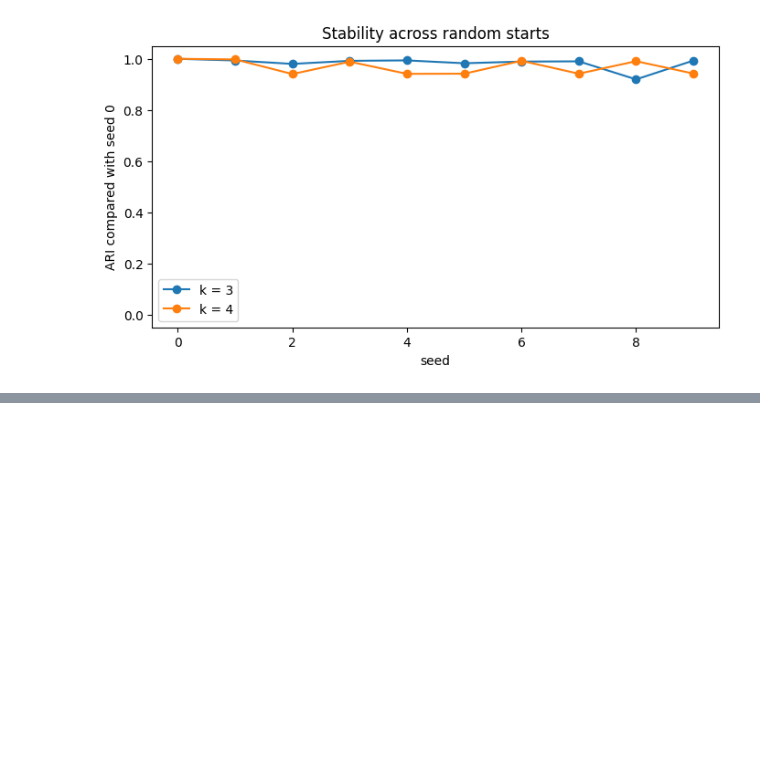
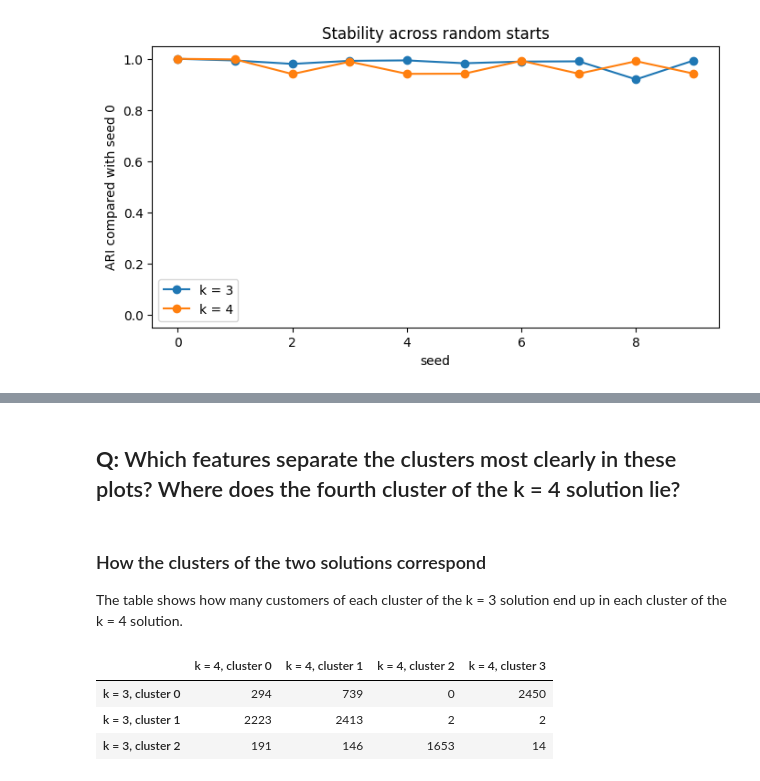
Before and after one commit to d3m1d0s/FoML_projects, a Jupyter notebook: project_1/bankchurners_eda_clustering.ipynb, the cells around one changed output, grey strips where cells are left out. Saved outputs shown, nothing was run; the diff lists cells and outputs as text; code cells hidden in the pictures; blank space fills up the shorter version.

```diff
--- a/project_1/bankchurners_eda_clustering.ipynb
+++ b/project_1/bankchurners_eda_clustering.ipynb
@@ -1376,0 +1419,18 @@ plt.show()
+# %% [markdown]
+**Q:** Which features separate the clusters most clearly in these plots? Where does the fourth cluster of the k = 4 solution lie?
+-
+# %% [markdown]
+### How the clusters of the two solutions correspond
+
+The table shows how many customers of each cluster of the k = 3 solution end up in each cluster of the k = 4 solution.
+# %%
+cluster_match = pd.crosstab(df["Cluster_k3"], df["Cluster_k4"])
+cluster_match.index = [f"k = 3, cluster {i}" for i in cluster_match.index]
+cluster_match.columns = [f"k = 4, cluster {j}" for j in cluster_match.columns]
+
+display(cluster_match)
+# %% [output]
+|  | k = 4, cluster 0 | k = 4, cluster 1 | k = 4, cluster 2 | k = 4, cluster 3 |
+| k = 3, cluster 0 | 294 | 739 | 0 | 2450 |
+| k = 3, cluster 1 | 2223 | 2413 | 2 | 2 |
+| k = 3, cluster 2 | 191 | 146 | 1653 | 14 |
```
Also changed, not shown: parts of 11 cells of this notebook.
